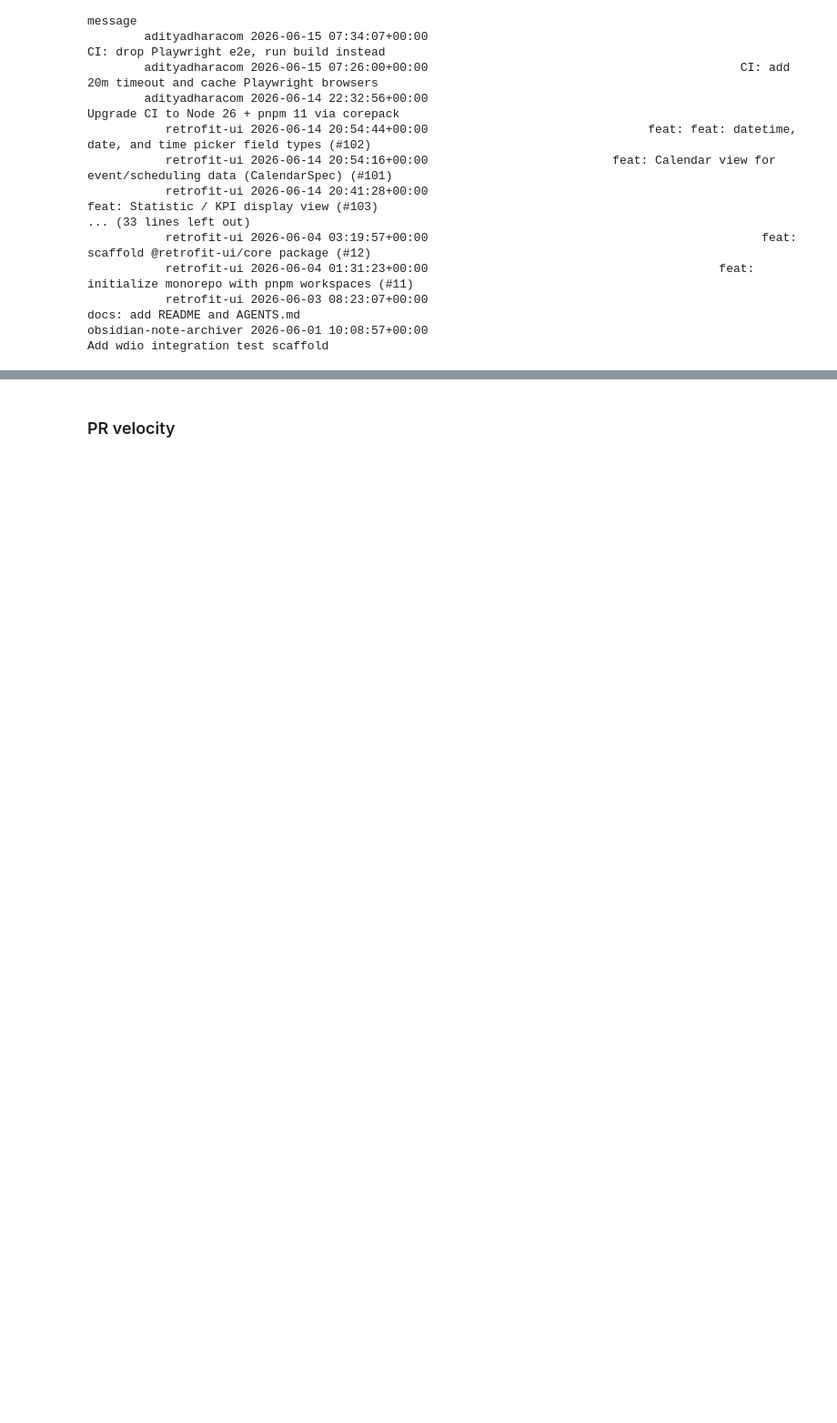
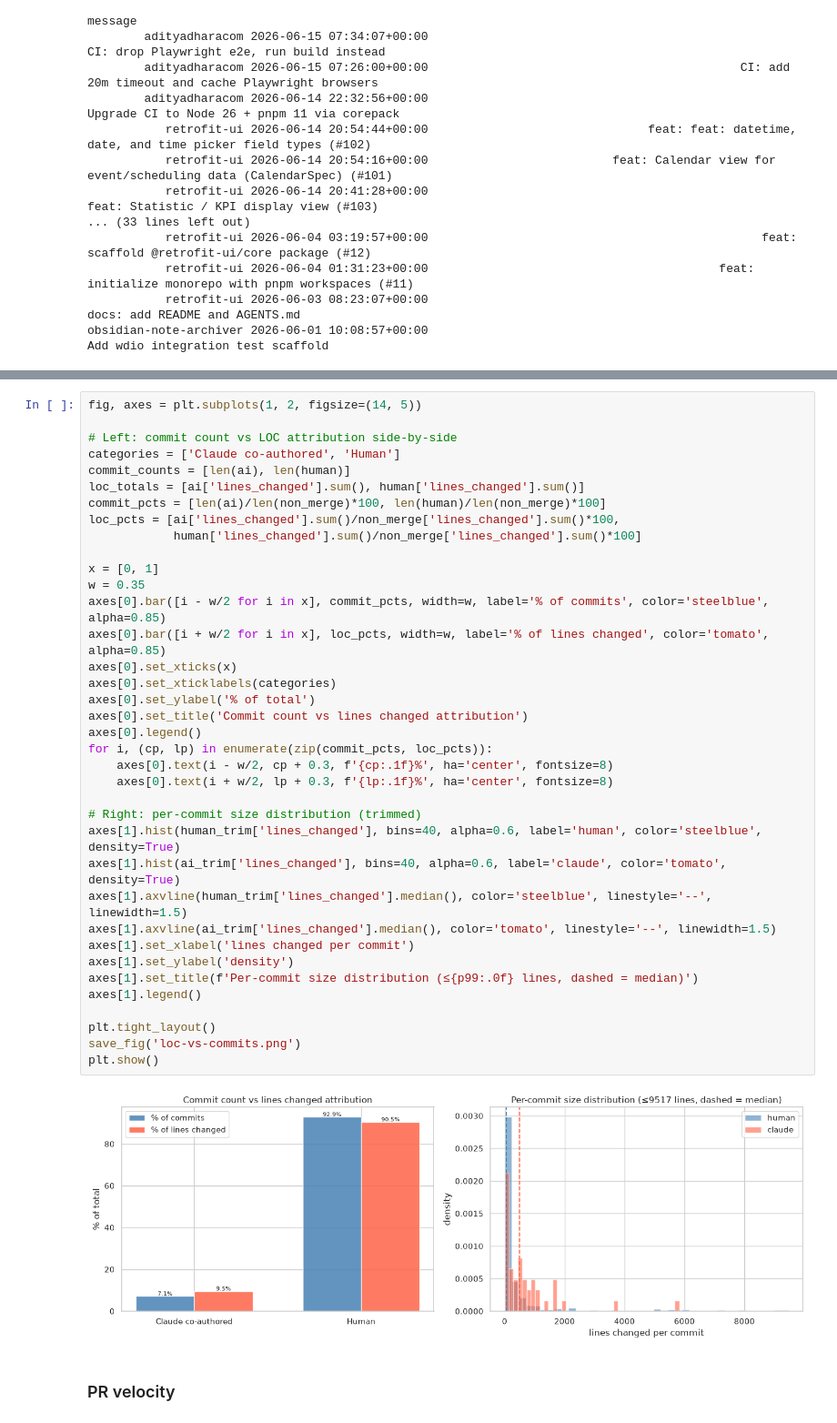
Before and after one commit to thenomadlad/adityadharacom, a Jupyter notebook: analysis/github_analysis.ipynb, the cells around one changed output, grey strips where cells are left out. Shown at 91% size. Drawn from its saved outputs; the diff is of its cells as text; blank space fills up the shorter version.

```diff
--- a/analysis/github_analysis.ipynb
+++ b/analysis/github_analysis.ipynb
@@ -446,3 +570,42 @@ plt.show()
+# %%
+fig, axes = plt.subplots(1, 2, figsize=(14, 5))
+
+# Left: commit count vs LOC attribution side-by-side
+categories = ['Claude co-authored', 'Human']
+commit_counts = [len(ai), len(human)]
+loc_totals = [ai['lines_changed'].sum(), human['lines_changed'].sum()]
+commit_pcts = [len(ai)/len(non_merge)*100, len(human)/len(non_merge)*100]
+loc_pcts = [ai['lines_changed'].sum()/non_merge['lines_changed'].sum()*100,
+            human['lines_changed'].sum()/non_merge['lines_changed'].sum()*100]
+
+x = [0, 1]
+w = 0.35
+axes[0].bar([i - w/2 for i in x], commit_pcts, width=w, label='% of commits', color='steelblue', alpha=0.85)
+axes[0].bar([i + w/2 for i in x], loc_pcts, width=w, label='% of lines changed', color='tomato', alpha=0.85)
+axes[0].set_xticks(x)
+axes[0].set_xticklabels(categories)
+axes[0].set_ylabel('% of total')
+axes[0].set_title('Commit count vs lines changed attribution')
+axes[0].legend()
+for i, (cp, lp) in enumerate(zip(commit_pcts, loc_pcts)):
+    axes[0].text(i - w/2, cp + 0.3, f'{cp:.1f}%', ha='center', fontsize=8)
+    axes[0].text(i + w/2, lp + 0.3, f'{lp:.1f}%', ha='center', fontsize=8)
+
+# Right: per-commit size distribution (trimmed)
+axes[1].hist(human_trim['lines_changed'], bins=40, alpha=0.6, label='human', color='steelblue', density=True)
+axes[1].hist(ai_trim['lines_changed'], bins=40, alpha=0.6, label='claude', color='tomato', density=True)
+axes[1].axvline(human_trim['lines_changed'].median(), color='steelblue', linestyle='--', linewidth=1.5)
+axes[1].axvline(ai_trim['lines_changed'].median(), color='tomato', linestyle='--', linewidth=1.5)
+axes[1].set_xlabel('lines changed per commit')
+axes[1].set_ylabel('density')
+axes[1].set_title(f'Per-commit size distribution (≤{p99:.0f} lines, dashed = median)')
+axes[1].legend()
+
+plt.tight_layout()
+save_fig('loc-vs-commits.png')
+plt.show()
+# %% [output]
+[figure, added]
 # %% [markdown]
 ### PR velocity
 # %%
```
Also changed, not shown: parts of 29 cells of this notebook, 41 other files.
